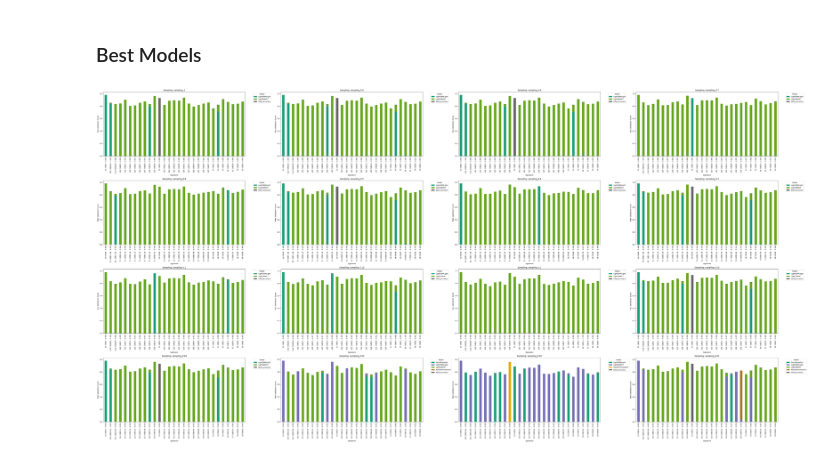
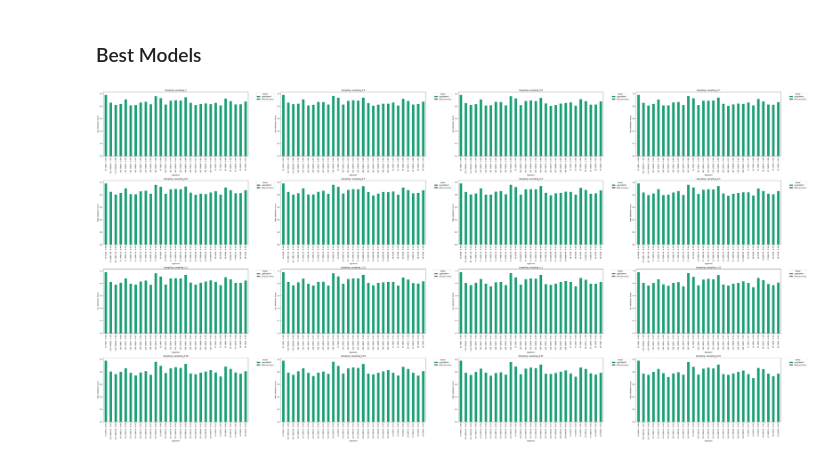
Before and after one commit to MassimoZarantonello2/SignatureInference, a Jupyter notebook: scripts/toronto_autogluone_evalutaions.ipynb, the cells around one changed output. Saved outputs shown, nothing was run; the diff lists cells and outputs as text; code cells hidden in the pictures.

```diff
--- a/scripts/toronto_autogluone_evalutaions.ipynb
+++ b/scripts/toronto_autogluone_evalutaions.ipynb
@@ -11,7 +12,9 @@ class ResultsEvaluation:
     def __init__(self, file_name):
         self.evaluations_df = json.load(open(f'../results/{file_name}.json'))
         self.run_labels, self.sampling_labels, self.signature_labels = self.get_runs_sample_labels()
-        self.per_run_accuracy = self.get_runs_sample_accuracy()
+        self.per_run_accuracy = self.get_runs_sample_metrics('accuracy')
+        self.per_run_f1_score = self.get_runs_sample_metrics('f1')
+        self.per_run_mcc = self.get_runs_sample_metrics('mcc')
 
     def get_runs_sample_labels(self):
         run_labels = []
@@ -27,7 +30,7 @@ class ResultsEvaluation:
 
         return run_labels, sampling_labels, signature_labels
 
-    def get_runs_sample_accuracy(self):
+    def get_runs_sample_metrics(self, metrics):
         run_labels, sampling_labels, signature_labels = self.get_runs_sample_labels()
         per_run_accuracy = []
         for run in run_labels:
@@ -35,7 +38,7 @@ class ResultsEvaluation:
             for sampling in sampling_labels:
                 per_signature_accuracy = []
                 for i in range(len(signature_labels)):
-                    per_signature_accuracy.append(self.evaluations_df[run][sampling][i]['best_model_metrics']['balanced_accuracy'])# Save the accuracy of each signarure for one sample
+                    per_signature_accuracy.append(self.evaluations_df[run][sampling][i]['best_model_metrics'][metrics])# Save the accuracy of each signarure for one sample
 
                 # Here we have the mean accuracy of all signatures for one sample
                 per_sample_accuracy.append(per_signature_accuracy)
@@ -134,9 +184,0 @@ In questo grafico venogno
-# %%
-fig = plt.figure(figsize=(10,5))
-
-plot_per_run_accuracy(def_corr_rs)
-plot_per_run_accuracy(def_uncorr_rs)
-plot_per_run_accuracy(def_light)
-plt.legend(['default', 'light', 'kos'])
-plt.show()
-    # plt.savefig('../evaluations_graphs/toronto_per_sample_average_accuracy_.png')
@@ -147,0 +187,14 @@ plt.show()
+# %%
+plt.figure(figsize=(12,8))
+
+plot_per_run_metric(def_corr_rs, attr_name='per_run_accuracy', metric_name="Accuracy_Correlated")
+plot_per_run_metric(def_uncorr_rs, attr_name='per_run_accuracy', metric_name="Accuracy_Uncorrelated")
+plot_per_run_metric(def_light, attr_name='per_run_accuracy', metric_name="Accuracy_Light")
+    # plt.savefig('../evaluations_graphs/toronto_per_sample_average_accuracy_.png')
+plot_per_run_metric(def_corr_rs, attr_name='per_run_f1_score', metric_name="f1_Correlated")
+plot_per_run_metric(def_uncorr_rs, attr_name='per_run_f1_score', metric_name="f1_Uncorrelated")
+plot_per_run_metric(def_light, attr_name='per_run_f1_score', metric_name="f1_Light")
+
+plot_per_run_metric(def_corr_rs, attr_name='per_run_mcc', metric_name="mcc_Correlated")
+plot_per_run_metric(def_uncorr_rs, attr_name='per_run_mcc', metric_name="mcc_Uncorrelated")
+plot_per_run_metric(def_light, attr_name='per_run_mcc', metric_name="mcc_Light")
@@ -181,32 +282,32 @@ def plot_evaluation_ensamble(er):
             break  # solo il primo run
 
         # Genera il grafico per il subplot corrente
         df_plot = pd.DataFrame(rows)
         processed = []
 
         for sig, group in df_plot.groupby('signature'):
             sorted_group = group.sort_values('val_score')
             prev = 0
             for _, row in sorted_group.iterrows():
                 height = row['val_score'] - prev
                 processed.append({
                     'signature': sig,
                     'model': row['model'],
                     'height': height
                 })
                 prev = row['val_score']
 
         df_stacked = pd.DataFrame(processed)
         # Pivot e riordino delle colonne
         df_pivot = df_stacked.pivot_table(index='signature', columns='model', values='height', fill_value=0)
         df_pivot.plot(kind='bar', stacked=True, colormap='Dark2', ax=axes[plot_idx])
         axes[plot_idx].set_title(f"Sampling: {sampling}")
         axes[plot_idx].set_ylabel("Max Validation Score")
         axes[plot_idx].set_xlabel("Signature")
         axes[plot_idx].legend(title="Model", bbox_to_anchor=(1.05, 1), loc='upper left')
 
 
     plt.tight_layout()
-plot_evaluation_ensamble(def_corr_rs)
+plot_evaluation_ensamble(def_light)
 # %% [output]
-[figure, old version]
+[figure, new version]
```
Also changed, not shown: parts of 20 cells of this notebook, 2 other files.
